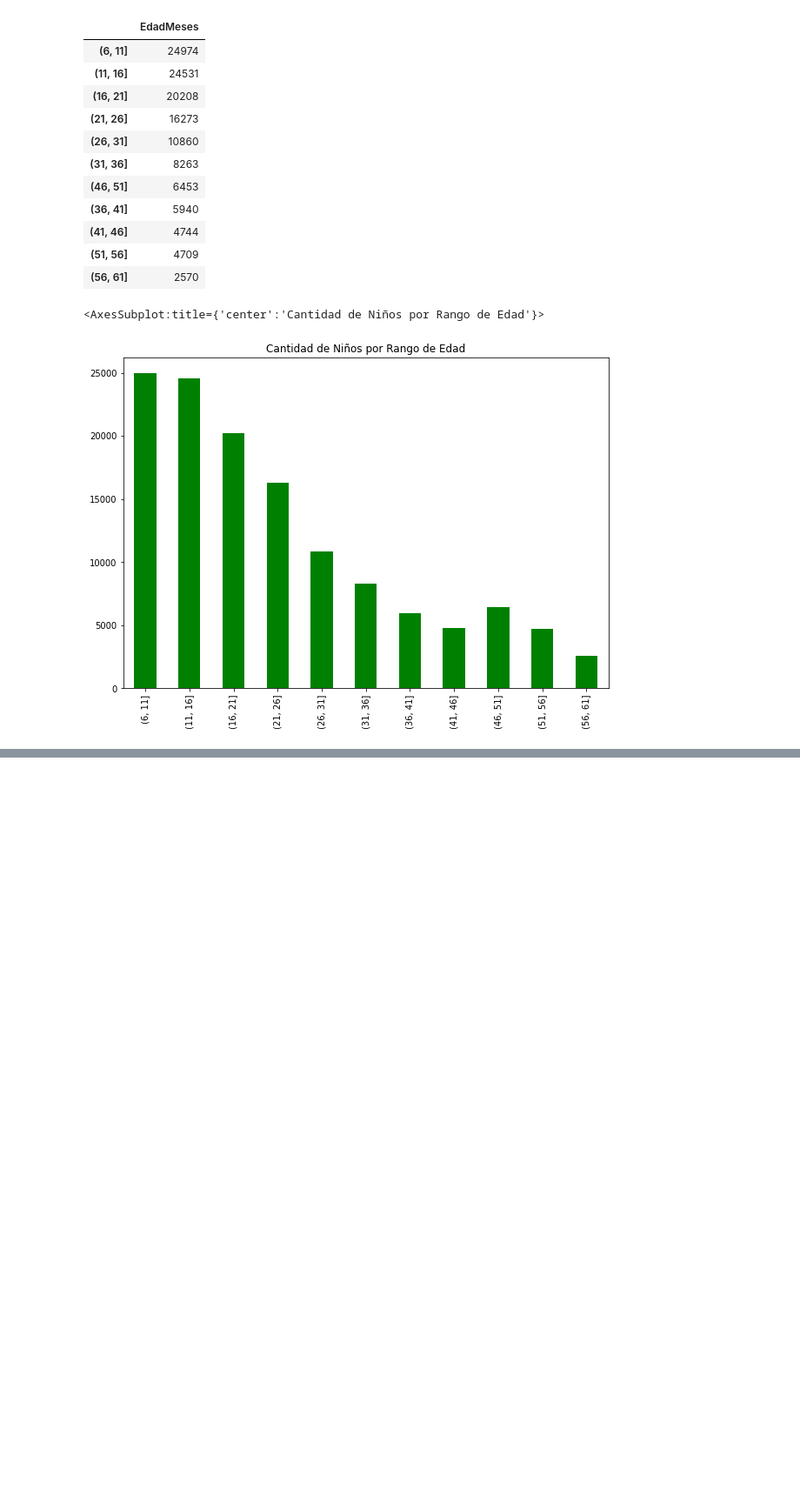
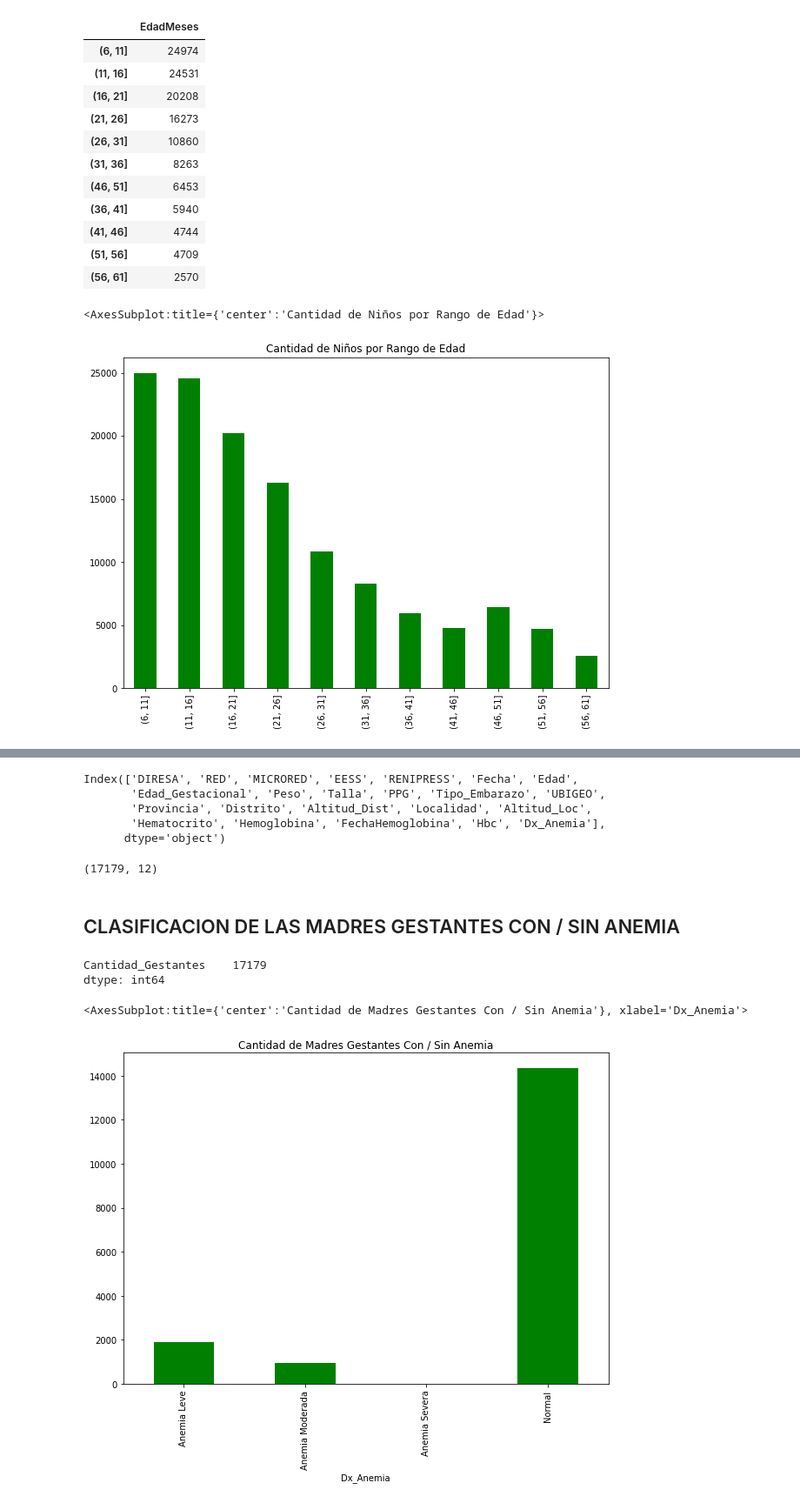
Before and after one commit to ErikssonLlamocca/ProyecBootcampPy, a Jupyter notebook: Proyec1/dataAnemia.ipynb, the cells around one changed output, grey strips where cells are left out. Shown at 87% size. Drawn from its saved outputs; the diff is of its cells as text; code cells hidden in the pictures; blank space fills up the shorter version.

```diff
--- a/Proyec1/dataAnemia.ipynb
+++ b/Proyec1/dataAnemia.ipynb
@@ -331,0 +184,17 @@ EDA: es el proceso de limpieza y descubrimiento de *insights* a través de la re
+# %%
+dfg_todos = pd.concat([dfg1, dfg2,dfg3,dfg4])
+dfg_todos.columns
+# %% [output]
+Index(['DIRESA', 'RED', 'MICRORED', 'EESS', 'RENIPRESS', 'Fecha', 'Edad',
+       'Edad_Gestacional', 'Peso', 'Talla', 'PPG', 'Tipo_Embarazo', 'UBIGEO',
+       'Provincia', 'Distrito', 'Altitud_Dist', 'Localidad', 'Altitud_Loc',
+       'Hematocrito', 'Hemoglobina', 'FechaHemoglobina', 'Hbc', 'Dx_Anemia'],
+      dtype='object')
+# %%
+dfg_todos= dfg_todos.assign(Cantidad_Gestantes=1)
+dfg_todos=dfg_todos[['DIRESA','Edad','Edad_Gestacional','Peso', 'Talla','UBIGEO','Provincia', 'Distrito', 'Altitud_Dist','Hemoglobina','Dx_Anemia','Cantidad_Gestantes']]
+dfg_todos.shape
+# %% [output]
+(17179, 12)
+# %% [markdown]
+## CLASIFICACION DE LAS MADRES GESTANTES CON / SIN ANEMIA
@@ -331,0 +208,11 @@ EDA: es el proceso de limpieza y descubrimiento de *insights* a través de la re
+# %%
+tdinamica = dfg_todos.groupby('Dx_Anemia')['Cantidad_Gestantes'].count()
+pd.DataFrame(tdinamica).sum()
+# %% [output]
+Cantidad_Gestantes    17179
+dtype: int64
+# %%
+tdinamica.sort_index().plot(kind='bar', figsize=(10,7),title="Cantidad de Madres Gestantes Con / Sin Anemia", color='green')
+# %% [output]
+<AxesSubplot:title={'center':'Cantidad de Madres Gestantes Con / Sin Anemia'}, xlabel='Dx_Anemia'>
+[figure, added]
```
Also changed, not shown: parts of 42 cells of this notebook.
